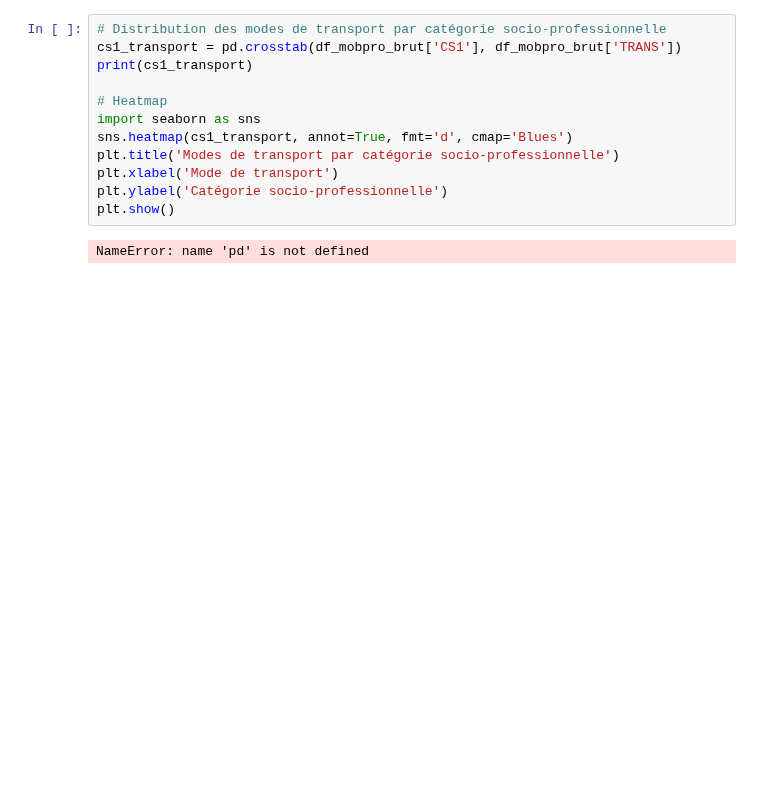
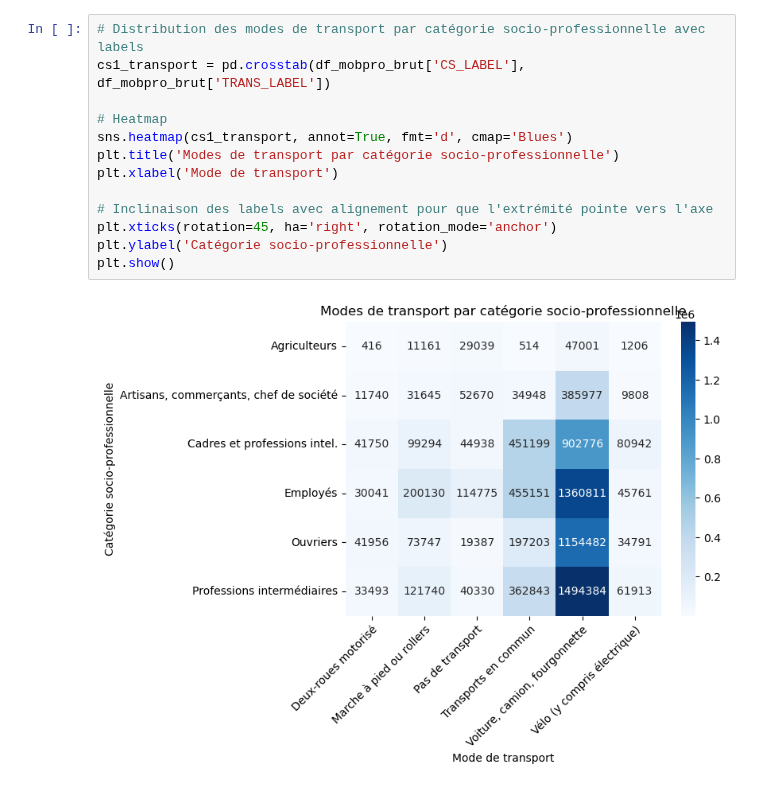
Before and after one commit to Qntouille/statapp, a Jupyter notebook: stat_desc_mobpro.ipynb, the cells around one changed output. Saved outputs shown, nothing was run; the diff lists cells and outputs as text; blank space fills up the shorter version.

```diff
--- a/stat_desc_mobpro.ipynb
+++ b/stat_desc_mobpro.ipynb
@@ -62,14 +68,15 @@ Name: AGEREVQ, dtype: float64
 # %%
-# Distribution des modes de transport par catégorie socio-professionnelle
-cs1_transport = pd.crosstab(df_mobpro_brut['CS1'], df_mobpro_brut['TRANS'])
-print(cs1_transport)
+# Distribution des modes de transport par catégorie socio-professionnelle avec labels
+cs1_transport = pd.crosstab(df_mobpro_brut['CS_LABEL'], df_mobpro_brut['TRANS_LABEL'])
 
 # Heatmap
-import seaborn as sns
 sns.heatmap(cs1_transport, annot=True, fmt='d', cmap='Blues')
 plt.title('Modes de transport par catégorie socio-professionnelle')
 plt.xlabel('Mode de transport')
+
+# Inclinaison des labels avec alignement pour que l'extrémité pointe vers l'axe
+plt.xticks(rotation=45, ha='right', rotation_mode='anchor')
 plt.ylabel('Catégorie socio-professionnelle')
 plt.show()
 # %% [output]
-NameError: name 'pd' is not defined
+[figure, added]
```
Also changed, not shown: parts of 13 cells of this notebook, 1 other file.
